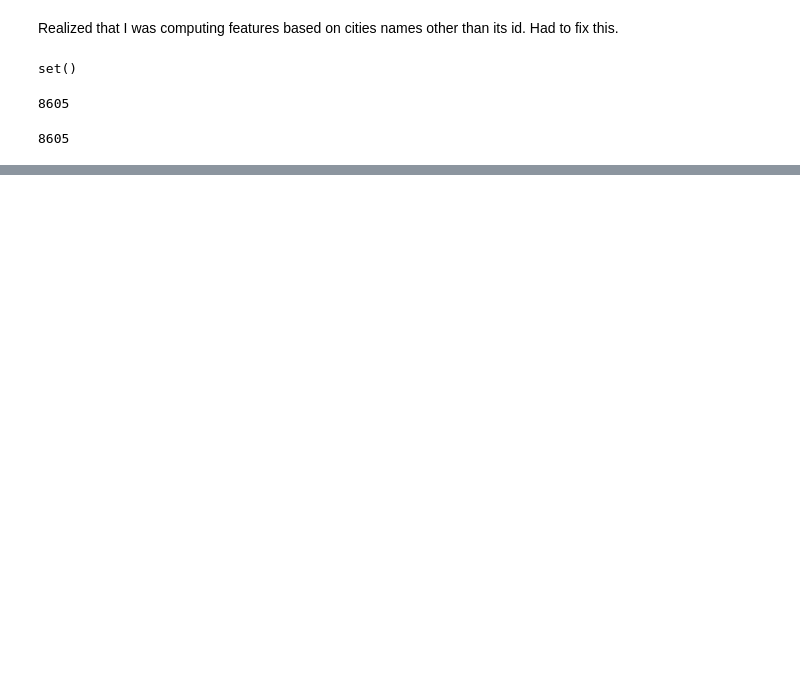
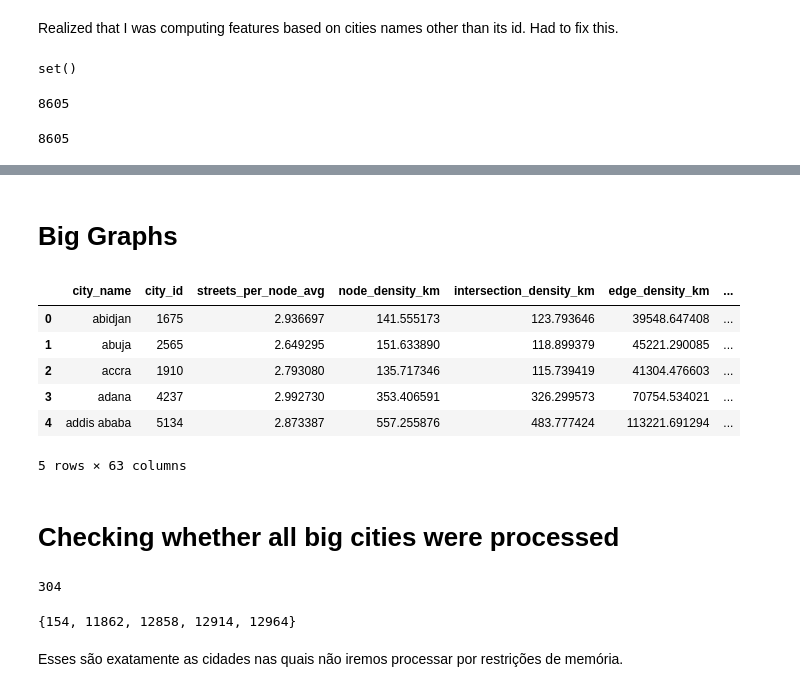
Before and after one commit to Pendulun/POC1, a Jupyter notebook: code/analiseIndicadoresMundiais/New_features_merge.ipynb, the cells around one changed output, grey strips where cells are left out. Drawn from its saved outputs; the diff is of its cells as text; code cells hidden in the pictures; blank space fills up the shorter version.

Commit message:
big graphs data merge

```diff
--- a/code/analiseIndicadoresMundiais/New_features_merge.ipynb
+++ b/code/analiseIndicadoresMundiais/New_features_merge.ipynb
@@ -156,3 +166,25 @@ dtype: int64
 # %%
 small_graphs_merge_file_path = pathlib.Path('./data/small_graphs_new_feats_merge.csv')
 small_graphs_feat_df.to_csv(small_graphs_merge_file_path, index=False)
+# %% [markdown]
+# Big Graphs
+# %%
+big_graphs_features_files = list(computed_features_folder.glob("big*.csv"))
+# %%
+big_graphs_feat_df = merge_all_files(big_graphs_features_files)
+# %%
+big_graphs_feat_df.head()
+# %% [output]
+|  | city_name | city_id | streets_per_node_avg | node_density_km | intersection_density_km | edge_density_km | ... |
+| 0 | abidjan | 1675 | 2.936697 | 141.555173 | 123.793646 | 39548.647408 | ... |
+| 1 | abuja | 2565 | 2.649295 | 151.633890 | 118.899379 | 45221.290085 | ... |
+| 2 | accra | 1910 | 2.793080 | 135.717346 | 115.739419 | 41304.476603 | ... |
+| 3 | adana | 4237 | 2.992730 | 353.406591 | 326.299573 | 70754.534021 | ... |
+| 4 | addis ababa | 5134 | 2.873387 | 557.255876 | 483.777424 | 113221.691294 | ... |
+5 rows × 63 columns
+# %% [markdown]
+# Checking whether all big cities were processed
+# %%
+len(big_graphs_feat_df)
+# %% [output]
+304
@@ -158,0 +193,6 @@ small_graphs_feat_df.to_csv(small_graphs_merge_file_path, index=False)
+# %%
+ids_to_add_at_big
+# %% [output]
+{154, 11862, 12858, 12914, 12964}
+# %% [markdown]
+Esses são exatamente as cidades nas quais não iremos processar por restrições de memória.
```
Also changed, not shown: parts of 11 cells of this notebook, 12 other files.
